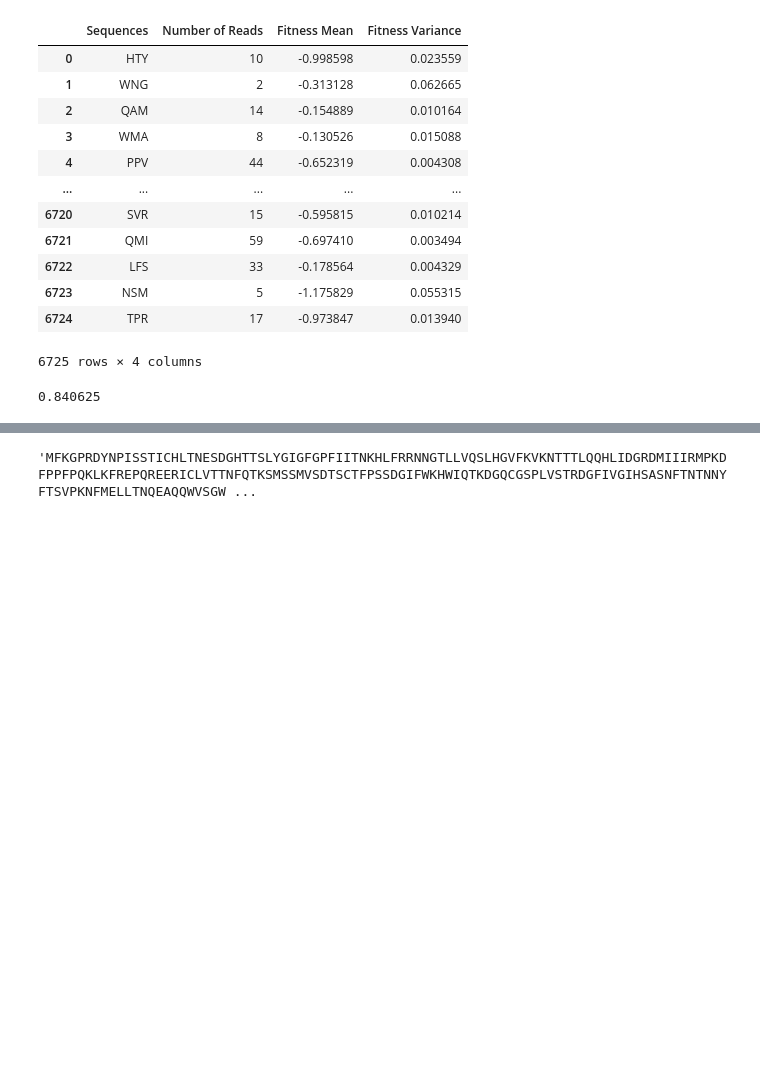
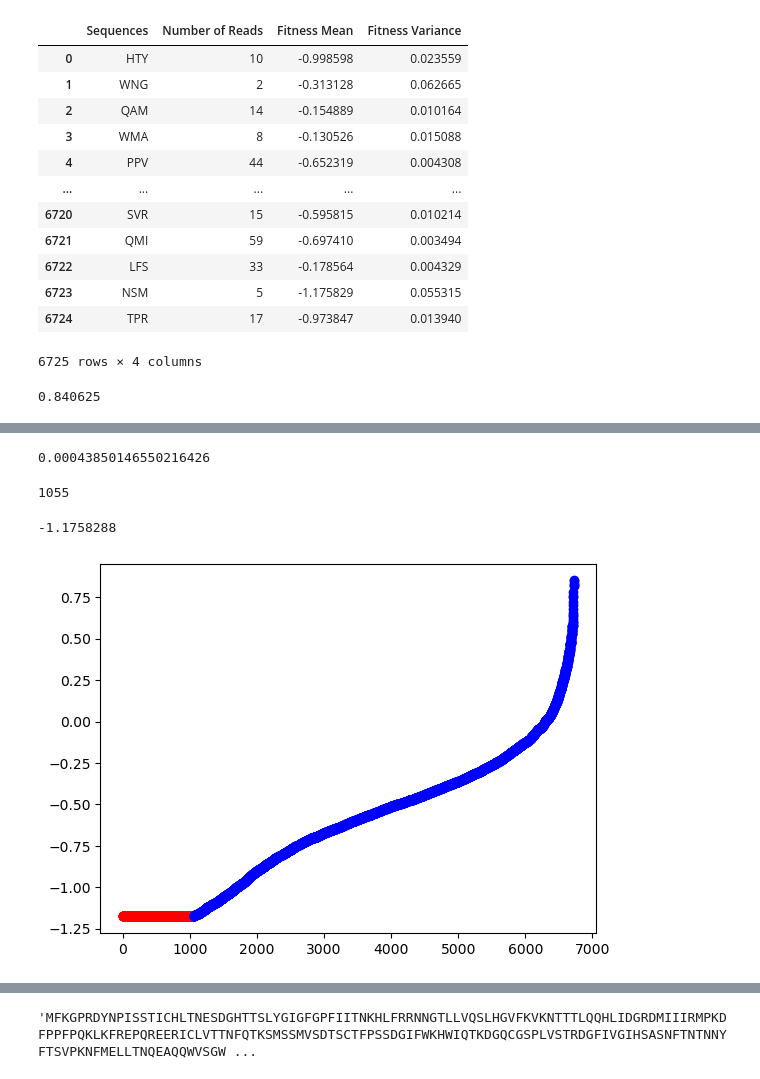
Before and after one commit to fhalab/SSMuLA, a Jupyter notebook: sandbox/tev.ipynb, the cells around one changed output, grey strips where cells are left out. Drawn from its saved outputs; the diff is of its cells as text; code cells hidden in the pictures; blank space fills up the shorter version.

```diff
--- a/sandbox/tev.ipynb
+++ b/sandbox/tev.ipynb
@@ -40,0 +51,10 @@ plt.plot(sorted(df["Number of Reads"]))
+# %%
+# Step 1: Compute the first derivative
+first_derivative = np.diff(sorted(df["Fitness Mean"])[:int(len(df) * 0.25)])
+
+# Step 2: Compute the second derivative
+second_derivative = np.diff(first_derivative)
+# Set a threshold for what you consider a "significant change"
+threshold = np.std(second_derivative) * 2  # Example threshold: two standard deviations above mean
+significant_changes = np.where(np.abs(second_derivative) > threshold)[0] + 1  # +1 to correct index after diff
+significant_changes
@@ -40,0 +72,25 @@ plt.plot(sorted(df["Number of Reads"]))
+# %%
+threshold
+# %% [output]
+0.00043850146550216426
+# %%
+cutoff_index = significant_changes[0]
+cutoff_index
+# %% [output]
+1055
+# %%
+cutoff = np.sort(df["Fitness Mean"])[cutoff_index]
+cutoff
+# %% [output]
+-1.1758288
+# %%
+# Prepare colors based on the cutoff
+colors = ['red' if value < cutoff else 'blue' for value in sorted(df["Fitness Mean"])]
+
+# Plot each point with the corresponding color
+for i, value in enumerate(sorted(df["Fitness Mean"])):
+    plt.plot(i, value, 'o', color=colors[i])
+
+plt.show()
+# %% [output]
+[figure, added]
```
Also changed, not shown: parts of 15 cells of this notebook, 4 other files.
